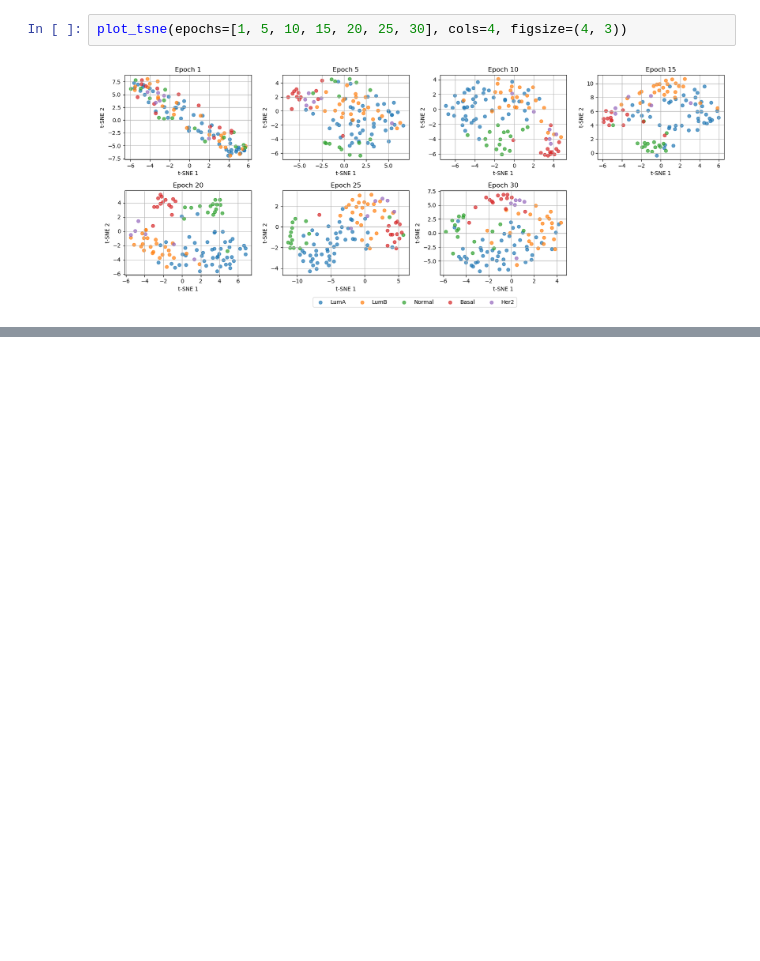
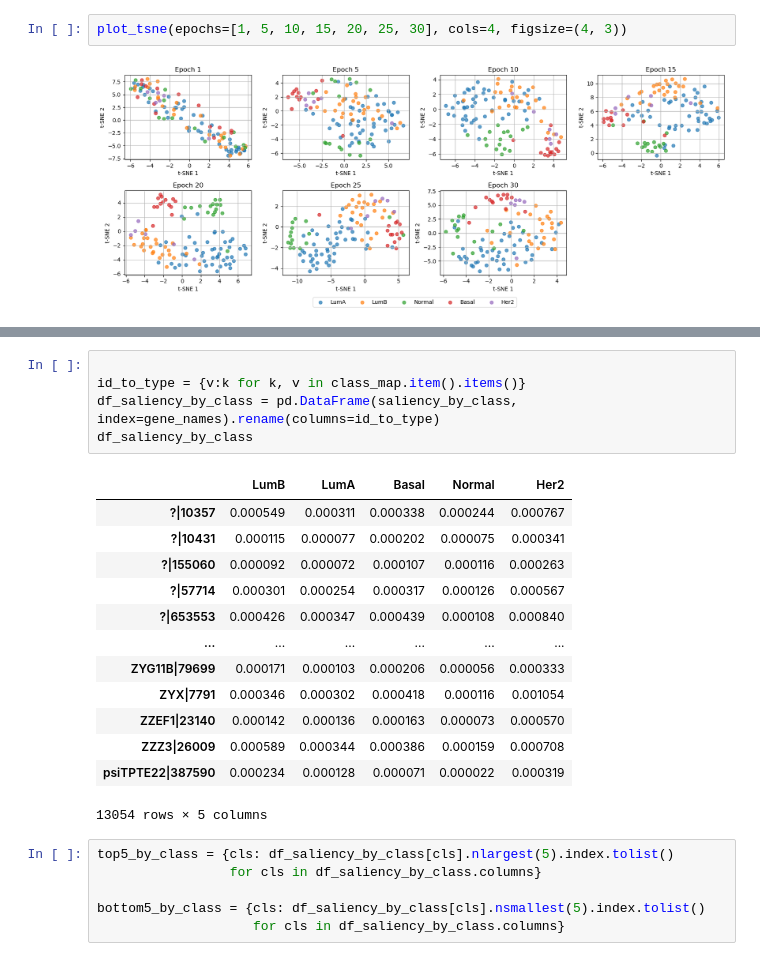
Before and after one commit to whzemuch/Breast_Cancer_Subtype_Prediction, a Jupyter notebook: Test_Trainer_callback.ipynb, the cells around one changed output, grey strips where cells are left out. Saved outputs shown, nothing was run; the diff lists cells and outputs as text; blank space fills up the shorter version.

```diff
--- a/Test_Trainer_callback.ipynb
+++ b/Test_Trainer_callback.ipynb
@@ -860,0 +905,25 @@ plt.show()
+# %%
+
+id_to_type = {v:k for k, v in class_map.item().items()}
+df_saliency_by_class = pd.DataFrame(saliency_by_class, index=gene_names).rename(columns=id_to_type)
+df_saliency_by_class
+# %% [output]
+|  | LumB | LumA | Basal | Normal | Her2 |
+| ?|10357 | 0.000549 | 0.000311 | 0.000338 | 0.000244 | 0.000767 |
+| ?|10431 | 0.000115 | 0.000077 | 0.000202 | 0.000075 | 0.000341 |
+| ?|155060 | 0.000092 | 0.000072 | 0.000107 | 0.000116 | 0.000263 |
+| ?|57714 | 0.000301 | 0.000254 | 0.000317 | 0.000126 | 0.000567 |
+| ?|653553 | 0.000426 | 0.000347 | 0.000439 | 0.000108 | 0.000840 |
+| ... | ... | ... | ... | ... | ... |
+| ZYG11B|79699 | 0.000171 | 0.000103 | 0.000206 | 0.000056 | 0.000333 |
+| ZYX|7791 | 0.000346 | 0.000302 | 0.000418 | 0.000116 | 0.001054 |
+| ZZEF1|23140 | 0.000142 | 0.000136 | 0.000163 | 0.000073 | 0.000570 |
+| ZZZ3|26009 | 0.000589 | 0.000344 | 0.000386 | 0.000159 | 0.000708 |
+| psiTPTE22|387590 | 0.000234 | 0.000128 | 0.000071 | 0.000022 | 0.000319 |
+13054 rows × 5 columns
+# %%
+top5_by_class = {cls: df_saliency_by_class[cls].nlargest(5).index.tolist()
+                 for cls in df_saliency_by_class.columns}
+
+bottom5_by_class = {cls: df_saliency_by_class[cls].nsmallest(5).index.tolist()
+                    for cls in df_saliency_by_class.columns}
```
Also changed, not shown: parts of 10 cells of this notebook, 7 other files.
